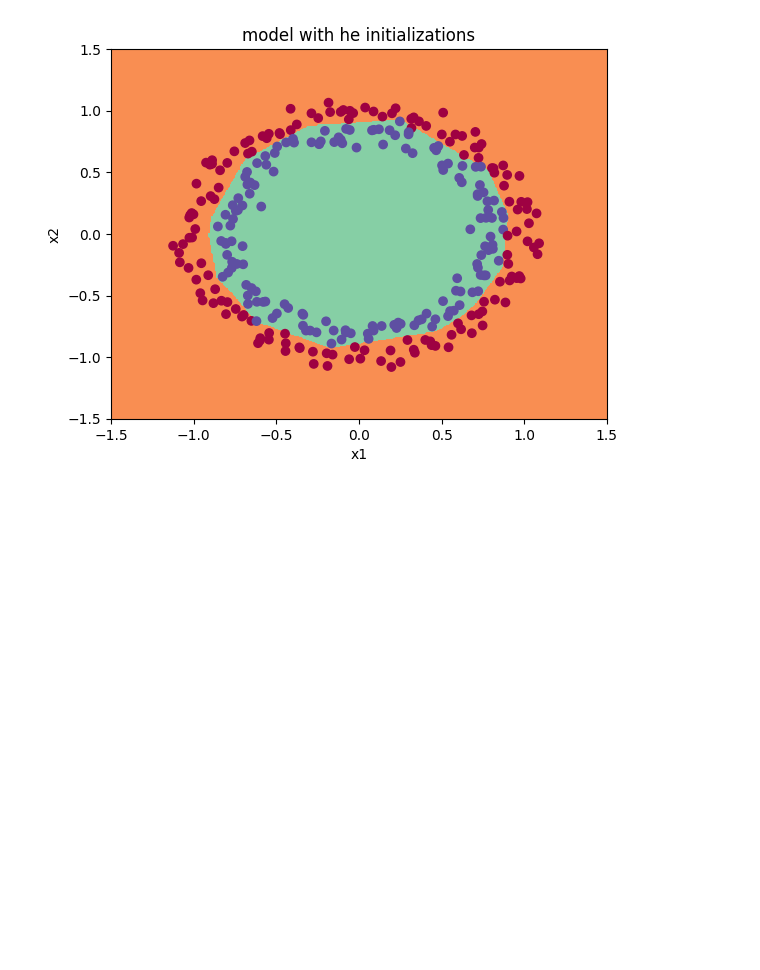
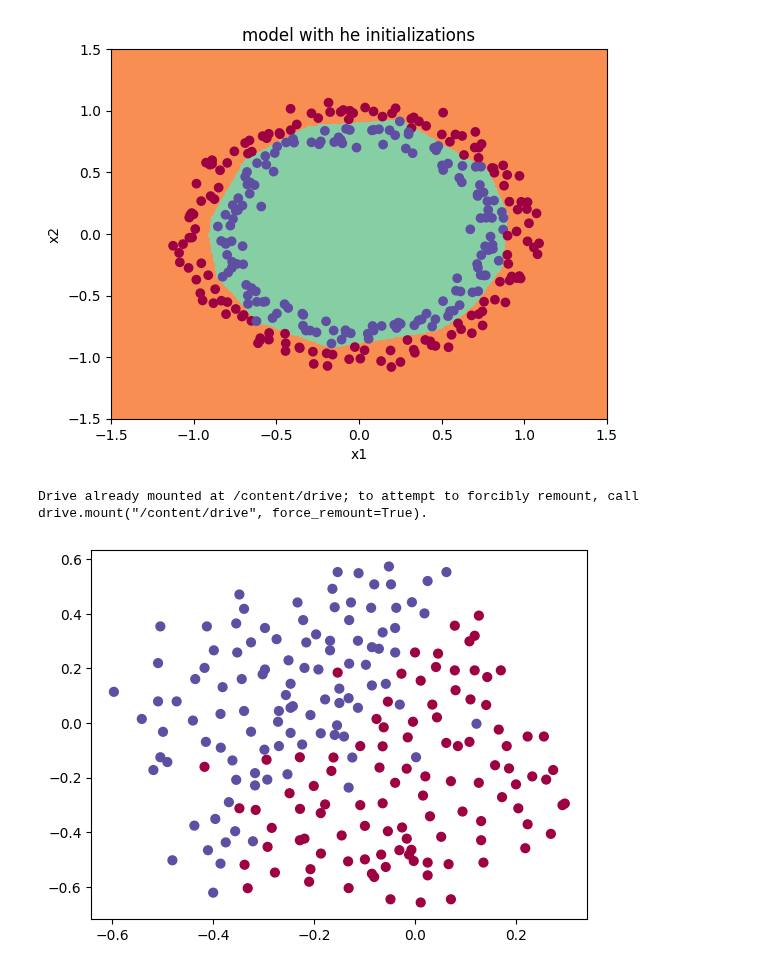
Before and after one commit to Aboelsaood23/Aboelsaood23, a Jupyter notebook: specilaization_2_Course_2.ipynb, the cells around one changed output. Cells and saved outputs as stored; diff of their text form; code cells hidden in the pictures; blank space fills up the shorter version.

```diff
--- a/specilaization_2_Course_2.ipynb
+++ b/specilaization_2_Course_2.ipynb
@@ -384,3 +384,34 @@ accuracy : 0.9933333333333333
 on the test set
 accuracy : 0.96
 [figure]
+# %%
+#regualrization
+#Deep Learning models have so much flexibility and capacity that overfitting can be a serious problem, if the training dataset is not big enough.Deep Learning models have so much flexibility and capacity that overfitting can be a serious problem, if the training dataset is not big enough.
+import numpy as np
+import matplotlib.pyplot as plt
+import sklearn
+import sklearn.datasets
+import scipy.io
+
+#connect to google drive
+from google.colab import drive
+drive.mount('/content/drive')
+#let's load datasets
+def load_2D_datasets():
+  data =scipy.io.loadmat('/content/drive/MyDrive/Colab Notebooks/data/DL Specialization/data(1).mat')
+  train_x = data['X'].T
+  train_y= data['y'].T
+  test_x = data['Xval'].T
+  test_y = data['yval'].T
+  plt.scatter(train_x[0, :], train_x[1, :], c=train_y, s=40, cmap=plt.cm.Spectral);
+  return train_x, train_y, test_x, test_y
+
+train_x, train_y, test_X, test_Y = load_2D_datasets()
+#Each dot corresponds to a position on the football field where a football player has hit the ball with his/her head after the French goal keeper has shot the ball from the left side of the football field.
+#f the dot is blue, it means the French player managed to hit the ball with his/her head
+#f the dot is red, it means the other team's player hit the ball with their head
+
+#Your goal: Use a deep learning model to find the positions on the field where the goalkeeper should kick the ball.
+# %% [output]
+Drive already mounted at /content/drive; to attempt to forcibly remount, call drive.mount("/content/drive", force_remount=True).
+[figure, added]
```
Also changed, not shown: parts of 4 cells of this notebook.
